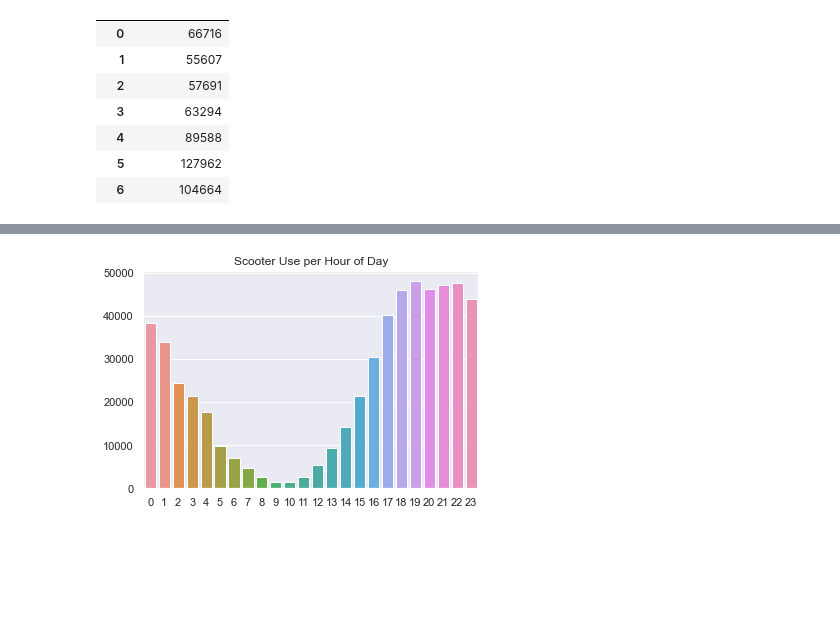
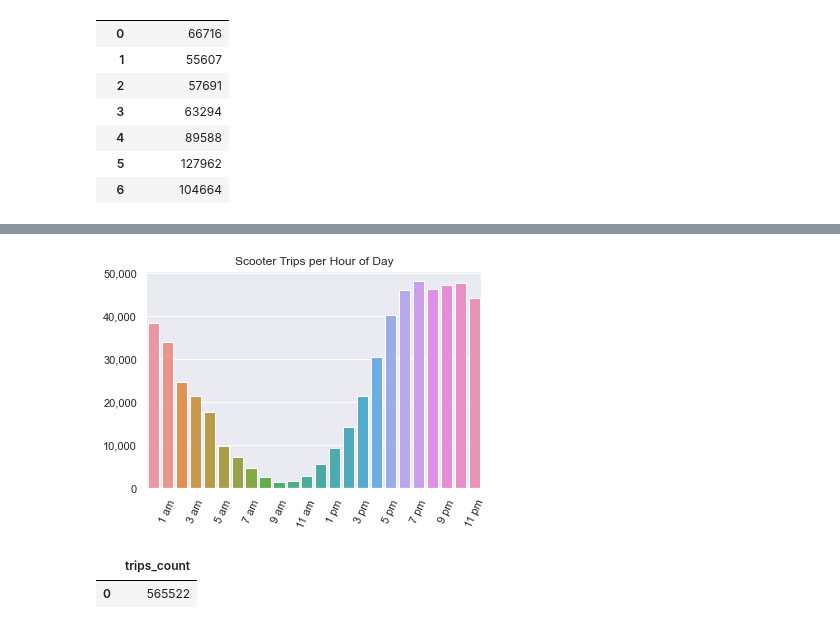
Before and after one commit to NSS-Data-Analytics-Cohort-10/scooters-group-2, a Jupyter notebook: notebooks/scooters.ipynb, the cells around one changed output, grey strips where cells are left out. Drawn from its saved outputs; the diff is of its cells as text; code cells hidden in the pictures; blank space fills up the shorter version.

```diff
--- a/notebooks/scooters.ipynb
+++ b/notebooks/scooters.ipynb
@@ -326,7 +335,7 @@ sns.set(style="darkgrid")
 plt.figure(figsize=(10, 7))
 
 #set palette
-sns.set_palette("muted")
+#sns.set_palette("new_palette")
 
 # plot a bar chart
 ax = sns.barplot(
@@ -334,14 +343,20 @@ ax = sns.barplot(
     y=scooters_per_comp['scooter_count'],
     data=scooters_per_comp,
 #   estimator=sum,
-    ci=None
-#    color='#69b3a2'
+    ci=None,
+    palette = new_palette
     )
 ax.bar_label(ax.containers[0])
 
-plt.title('Number of Scooters per Comapny')
-plt.xlabel("Scooter Count")
-plt.ylabel("Scooter Company")
+ax.get_yaxis().set_major_formatter(mpl.ticker.StrMethodFormatter('{x:,.0f}'))
+
+ax.set(title=None)
+ax.set(xlabel=None)
+ax.set(ylabel=None)
+
+# plt.title('Number of Scooters per Comapny')
+# plt.xlabel("Scooter Company")
+# plt.ylabel("Scooter Count")
 
 
 plt.savefig('Number of Scooters per Company')
@@ -419,15 +451,20 @@ sns.set(style="darkgrid")
 plt.figure(figsize=(10, 7))
 
 #set palette
-sns.set_palette("muted")
+#sns.set_palette("muted")
 
-ax = sns.lineplot(data=grouped_company_date, x='date', y='count_scooters', hue='companyname');
+ax = sns.lineplot(data=grouped_company_date, x='date', y='count_scooters', hue='companyname',
+                  palette=new_palette)
+;
 
-plt.title('Scooters in Use per Company per Day May 1 - July 31')
+#plt.title('Scooters in Use per Company per Day May 1 - July 31 2019')
+ax.set(title=None)
 ax.set(xlabel=None)
 ax.set(ylabel=None)
 sns.move_legend(ax, "upper left", bbox_to_anchor=(1, 1), title=None)
 
+ax.get_yaxis().set_major_formatter(mpl.ticker.StrMethodFormatter('{x:,.0f}'))
+ax.set_xticklabels(('May 1', 'May 15', 'Jun 1', 'Jun 15', 'Jul 1', 'Jul 15', 'Aug 1'))
 
-plt.savefig('Scooters in Use per Company per Day May 1 - July 31')
+plt.savefig('Scooters in Use per Company per Day')
 # %% [output]
@@ -689,12 +724,20 @@ timestamp.head()
 grouped_ts_hr = timestamp.groupby('hour').agg('count')
 grouped_ts_hr.reset_index(inplace=True)
 # %%
-#p.add(so.Area(), color="Country")
 ax = sns.barplot(data=grouped_ts_hr, x='hour', y='pubtimestamp')
-plt.title('Scooter Use per Hour of Day')
+plt.title('Scooter Trips per Hour of Day')
+#ax.set(title=None)
 ax.set(xlabel=None)
 ax.set(ylabel=None)
 
-plt.savefig('Scooter Use per Hour of Day')
+#plt.xticks([0, 2, 4, 6, 8, 10, 12, 14, 16, 18, 20, 22],
+ #          ['12 am', '2 am', '4 am', '6 am', '8 am', '10 am', '12 pm', '2 pm', '4 pm', '6 pm', '8 pm', '10 pm'])
+plt.xticks([1, 3, 5, 7, 9, 11, 13, 15, 17, 19, 21, 23],
+           ['1 am', '3 am', '5 am', '7 am', '9 am', '11 am', '1 pm', '3 pm', '5 pm', '7 pm', '9 pm', '11 pm'])
+plt.xticks(rotation=65)
+
+ax.get_yaxis().set_major_formatter(mpl.ticker.StrMethodFormatter('{x:,.0f}'))
+
+plt.savefig('Scooter Trips per Hour of Day')
 # %% [output]
-[figure, old version]
+[figure, new version]
@@ -700,0 +754,5 @@ plt.savefig('Scooter Use per Hour of Day')
+# %%
+total_trips.head()
+# %% [output]
+|  | trips_count |
+| 0 | 565522 |
```
Also changed, not shown: parts of 27 cells of this notebook, 11 other files.
